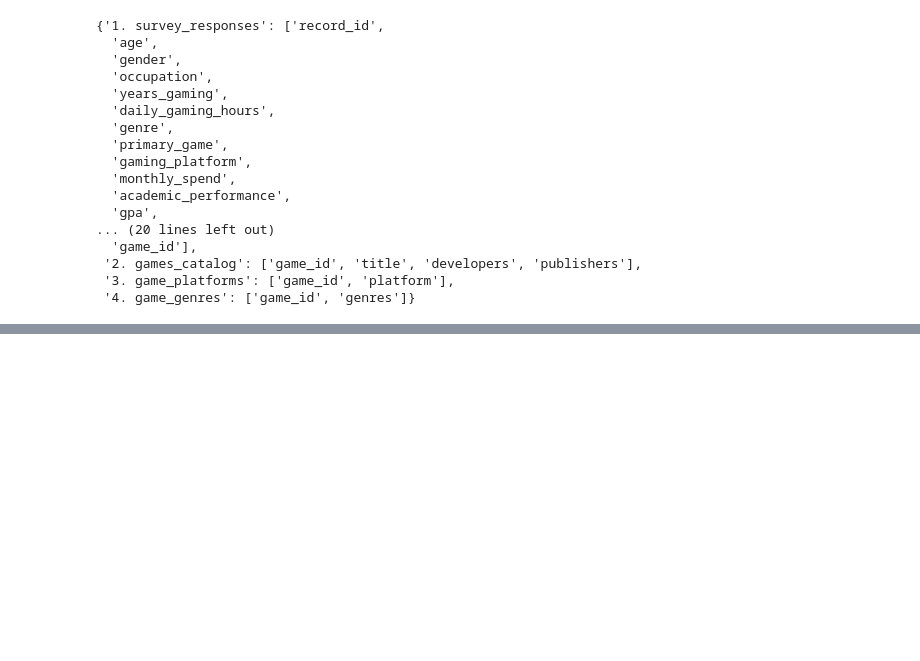
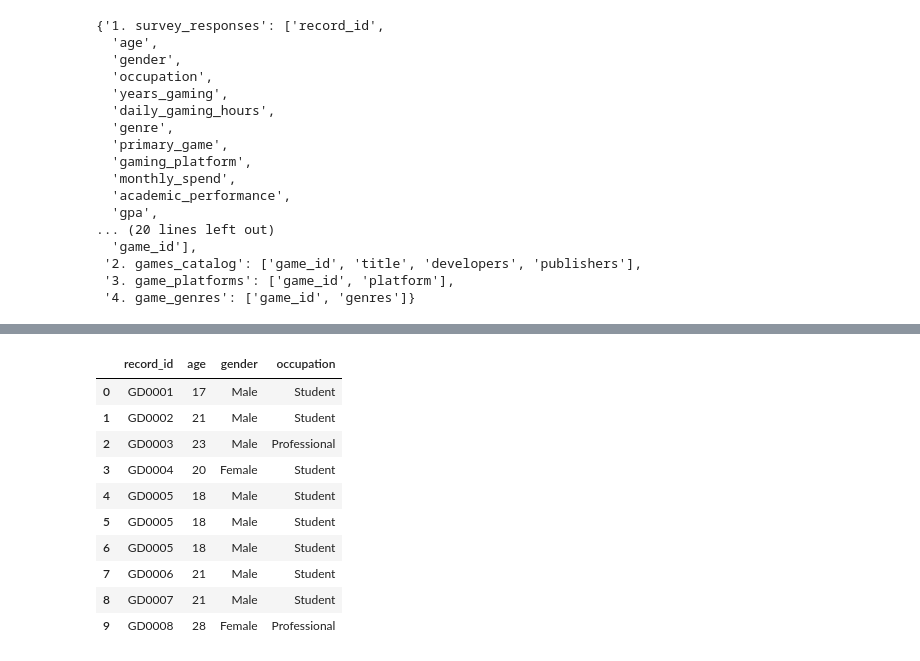
Before and after one commit to jmlax123/gaming_mental_health, a Jupyter notebook: notebook/gaming_mental_health_data.ipynb, the cells around one changed output, grey strips where cells are left out. Cells and saved outputs as stored; diff of their text form; code cells hidden in the pictures; blank space fills up the shorter version.

```diff
--- a/notebook/gaming_mental_health_data.ipynb
+++ b/notebook/gaming_mental_health_data.ipynb
@@ -1376,0 +1532,15 @@ survey_responses table created
+# %%
+gamer_dem_df = df_master[['record_id', 'age', 'gender', 'occupation']]
+gamer_dem_df.head(10)
+# %% [output]
+|  | record_id | age | gender | occupation |
+| 0 | GD0001 | 17 | Male | Student |
+| 1 | GD0002 | 21 | Male | Student |
+| 2 | GD0003 | 23 | Male | Professional |
+| 3 | GD0004 | 20 | Female | Student |
+| 4 | GD0005 | 18 | Male | Student |
+| 5 | GD0005 | 18 | Male | Student |
+| 6 | GD0005 | 18 | Male | Student |
+| 7 | GD0006 | 21 | Male | Student |
+| 8 | GD0007 | 21 | Male | Student |
+| 9 | GD0008 | 28 | Female | Professional |
```
Also changed, not shown: parts of 17 cells of this notebook, 2 other files.
